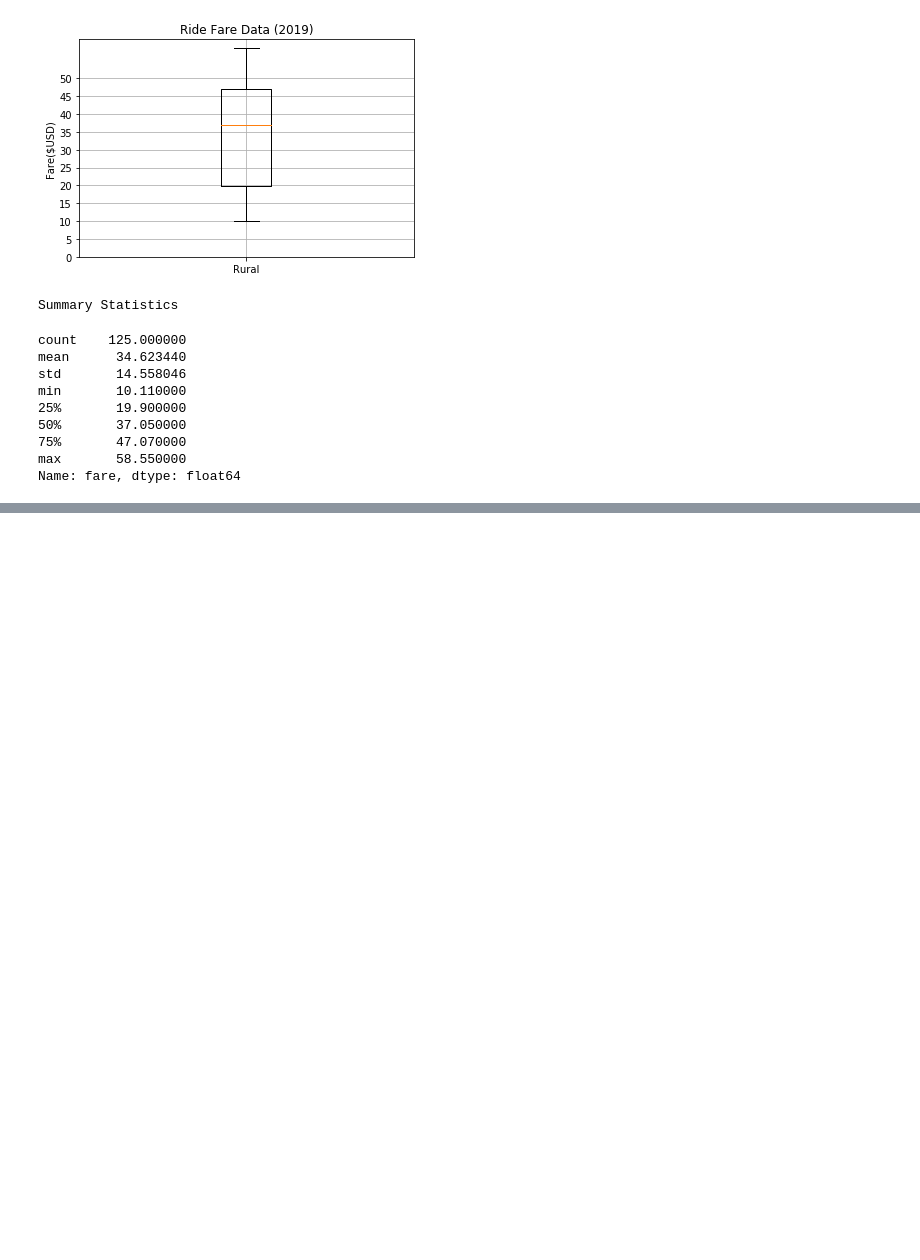
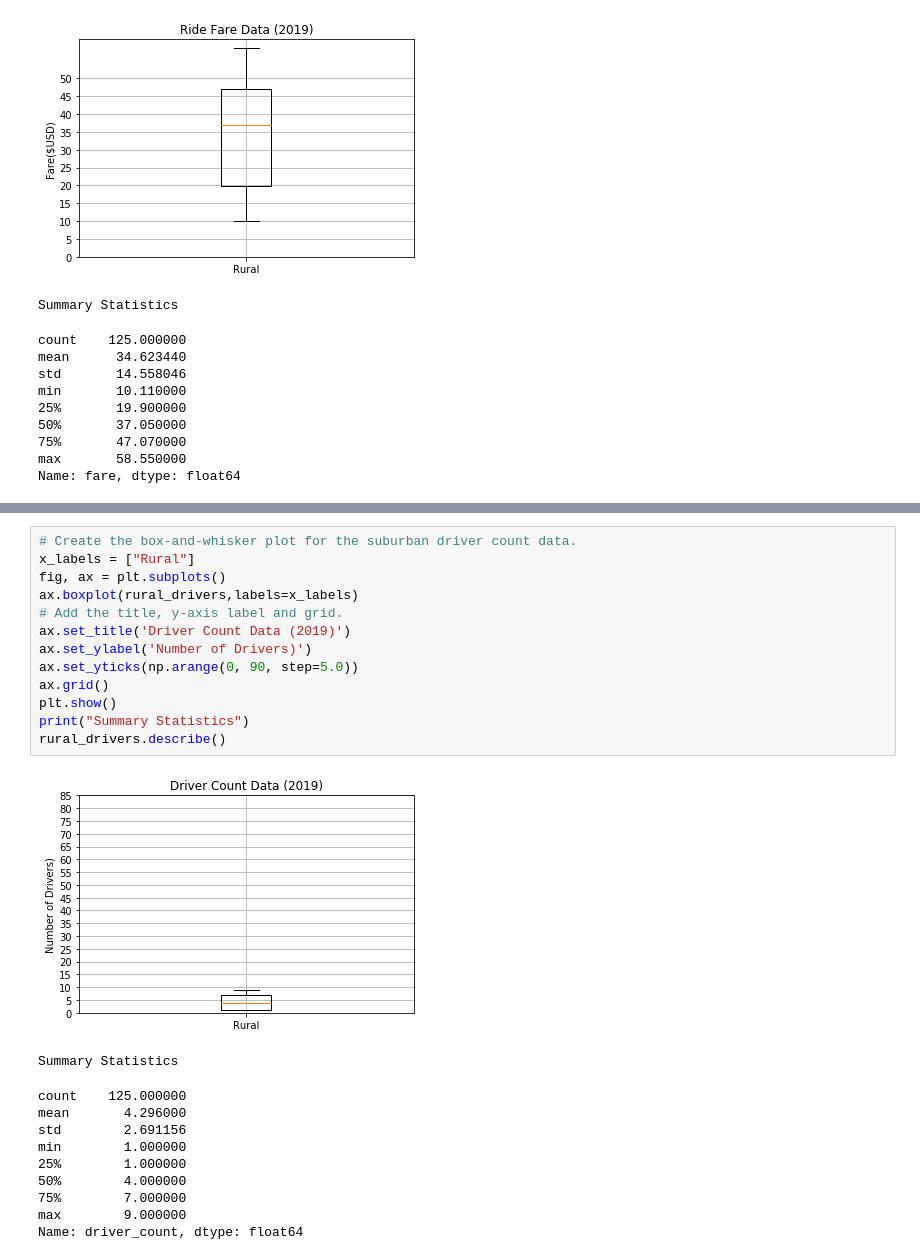
Before and after one commit to rcelorio/PyBer_Analysis, a Jupyter notebook: PyBer.ipynb, the cells around one changed output, grey strips where cells are left out. Cells and saved outputs as stored; diff of their text form; blank space fills up the shorter version.

```diff
--- a/PyBer.ipynb
+++ b/PyBer.ipynb
@@ -716,0 +783,25 @@ Name: fare, dtype: float64
+# %%
+# Create the box-and-whisker plot for the suburban driver count data.
+x_labels = ["Rural"]
+fig, ax = plt.subplots()
+ax.boxplot(rural_drivers,labels=x_labels)
+# Add the title, y-axis label and grid.
+ax.set_title('Driver Count Data (2019)')
+ax.set_ylabel('Number of Drivers)')
+ax.set_yticks(np.arange(0, 90, step=5.0))
+ax.grid()
+plt.show()
+print("Summary Statistics")
+rural_drivers.describe()
+# %% [output]
+[figure, added]
+Summary Statistics
+count    125.000000
+mean       4.296000
+std        2.691156
+min        1.000000
+25%        1.000000
+50%        4.000000
+75%        7.000000
+max        9.000000
+Name: driver_count, dtype: float64
```
Also changed, not shown: parts of 4 cells of this notebook, 1 other file.
